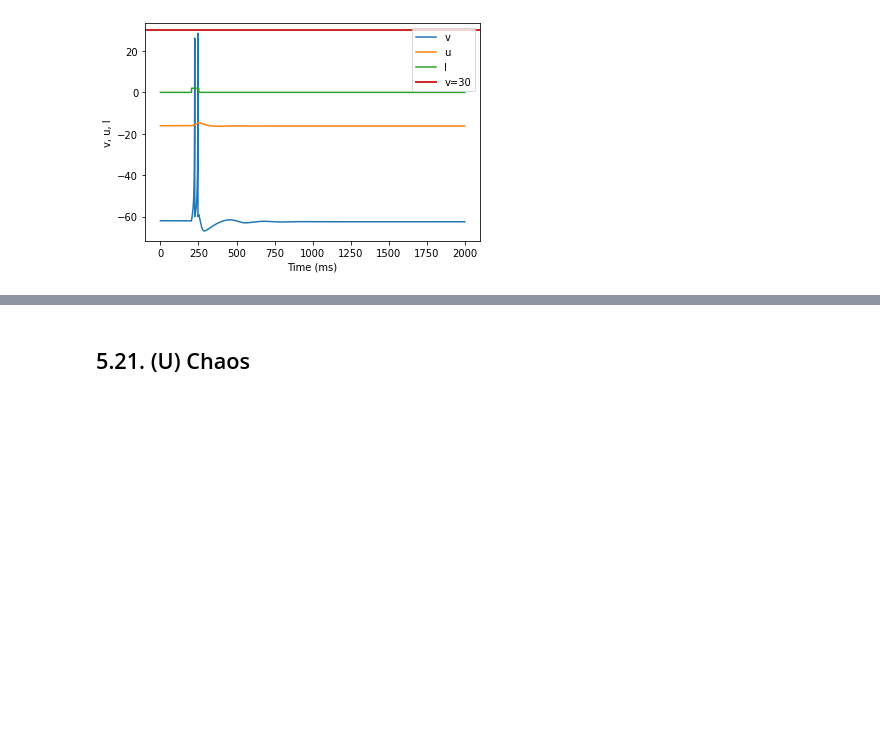
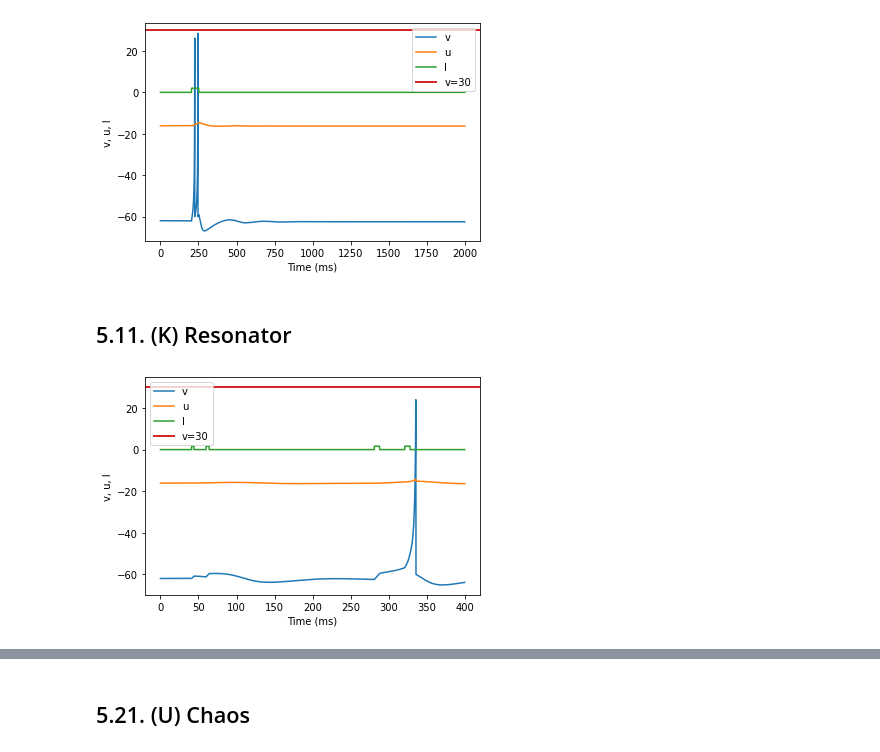
Before and after one commit to juletx/spiking-neural-network, a Jupyter notebook: notebooks/P44_Izhikevich_SNN_Model_NN_D2.ipynb, the cells around one changed output, grey strips where cells are left out. Cells and saved outputs as stored; diff of their text form; code cells hidden in the pictures; blank space fills up the shorter version.

```diff
--- a/notebooks/P44_Izhikevich_SNN_Model_NN_D2.ipynb
+++ b/notebooks/P44_Izhikevich_SNN_Model_NN_D2.ipynb
@@ -228,3 +266,11 @@ model(d=6, fI='int(t>100*ms and t<130*ms)*7.04', V=-70, tau=1/0.2, duration=1000
 model(a=0.05, b=0.26, c=-60, d=0, fI='int(t>200*ms and t<250*ms)*2', V=-62, tau=1/0.25, duration=2000)
 # %% [output]
 [figure]
+# %% [markdown]
+## 5.11. (K) Resonator
+# %%
+# Original model
+# model(a=0.1, b=0.26, c=-60, d=-1, fI='int(t>40*ms and t<44*ms or t>60*ms and t<64*ms or t>280*ms and t<284*ms or t>320*ms and t<324*ms)*0.65', V=-62, tau=1/0.25, duration=400)
+model(a=0.1, b=0.26, c=-60, d=-1, fI='int(t>40*ms and t<44*ms or t>60*ms and t<64*ms or t>280*ms and t<288*ms or t>320*ms and t<328*ms)*1.65', V=-62, tau=1/0.25, duration=400)
+# %% [output]
+[figure, added]
```
Also changed, not shown: parts of 33 cells of this notebook.
